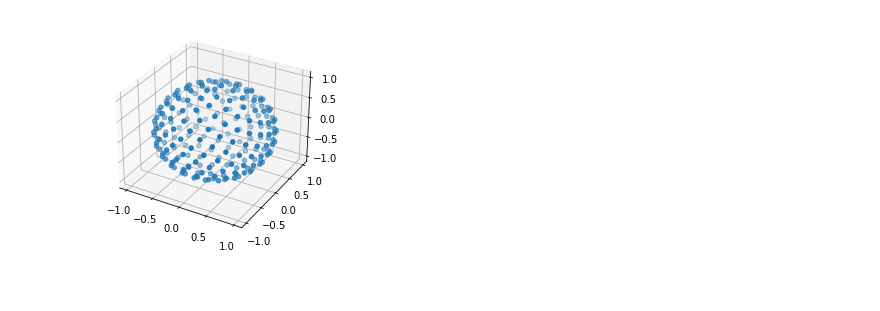
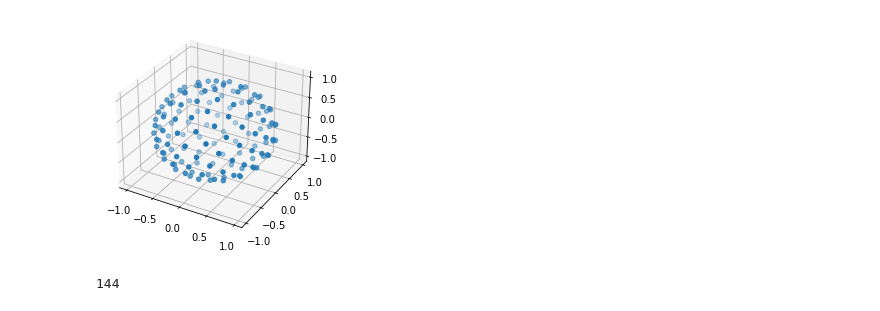
Before and after one commit to BrianTheAbyssGazer/Neuron-Reconstruction, a Jupyter notebook: 3d_pattern_generation.ipynb, the cells around one changed output. Cells and saved outputs as stored; diff of their text form; code cells hidden in the pictures.

```diff
--- a/3d_pattern_generation.ipynb
+++ b/3d_pattern_generation.ipynb
@@ -1,31 +1,31 @@
 # %%
 from numpy import pi, cos, sin, arccos, arange
 import numpy as np
 import mpl_toolkits.mplot3d
 import matplotlib.pyplot as pp
 import matplotlib.pyplot as plt
 from tifffile import imsave
 import math
 
 def Fibonacci(N):
     F0 = 1
     F = 1
     sum = 0
     for i in range(N - 2):
         sum = F0 + F
         F0 = F
         F = sum
     return F
-Fibo_n = 13
+Fibo_n = 12
 num_pts = Fibonacci(Fibo_n)
 indices = arange(0, num_pts, dtype=float)
 phi = arccos(1 - 2 * indices/num_pts)
 theta = pi * indices * 2 * num_pts/Fibonacci(Fibo_n - 1)
 lx, ly, lz = cos(theta) * sin(phi), sin(theta) * sin(phi), cos(phi)
 pp.figure().add_subplot(111, projection='3d').scatter(lx, ly, lz)
 pp.show()
 # %% [output]
-[figure, old version]
+[figure, new version]
 # %%
 FRAME_SIZE = 40
 HALF_SIZE = int(FRAME_SIZE/2)
@@ -77,3 +77,7 @@ for R in range(50,101,10):
     #image1 = image1>0
     #imsave('images/Membrane_Pattern.tif',image1.astype(float))
     np.save('np arrays/Membrane_Pattern_'+str(R), image)
+# %%
+print(len(indices))
+# %% [output]
+144
```
Also changed, not shown: parts of 2 cells of this notebook, 11 other files.
